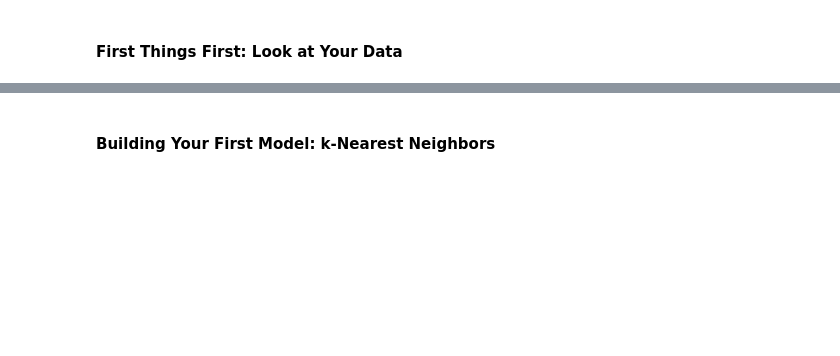
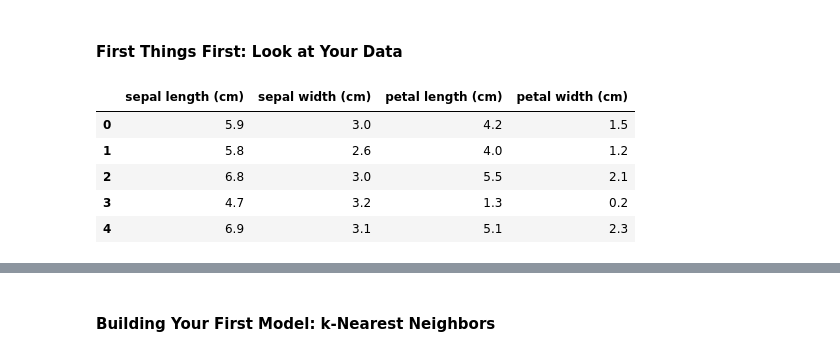
Before and after one commit to r2prof/PyML, a Jupyter notebook: 01-introduction.ipynb, the cells around one changed output, grey strips where cells are left out. Saved outputs shown, nothing was run; the diff lists cells and outputs as text; code cells hidden in the pictures; blank space fills up the shorter version.

```diff
--- a/01-introduction.ipynb
+++ b/01-introduction.ipynb
@@ -258,3 +276,19 @@ print("y_test shape:", y_test.shape)
 # %% [markdown]
 #### First Things First: Look at Your Data
+# %%
+# This code is taking the feature values from the training set (X_train) and creating a Pandas
+# DataFrame with column names set to the feature names from the Iris dataset.
+
+# Create dataframe from data in X_train
+# Label the columns using the strings in iris_dataset.feature_names
+iris_dataframe = pd.DataFrame(X_train, columns=iris_dataset.feature_names)
+
+iris_dataframe.head()
+# %% [output]
+|  | sepal length (cm) | sepal width (cm) | petal length (cm) | petal width (cm) |
+| 0 | 5.9 | 3.0 | 4.2 | 1.5 |
+| 1 | 5.8 | 2.6 | 4.0 | 1.2 |
+| 2 | 6.8 | 3.0 | 5.5 | 2.1 |
+| 3 | 4.7 | 3.2 | 1.3 | 0.2 |
+| 4 | 6.9 | 3.1 | 5.1 | 2.3 |
 # %%
```
Also changed, not shown: parts of 20 cells of this notebook.
